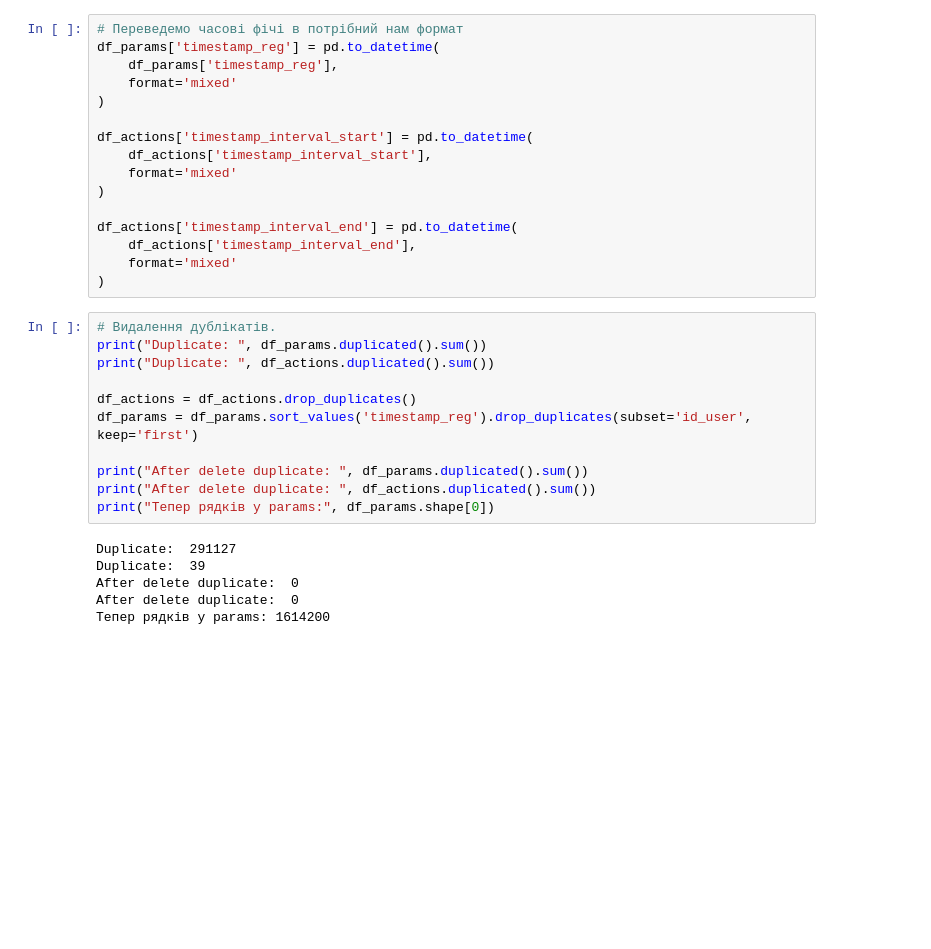
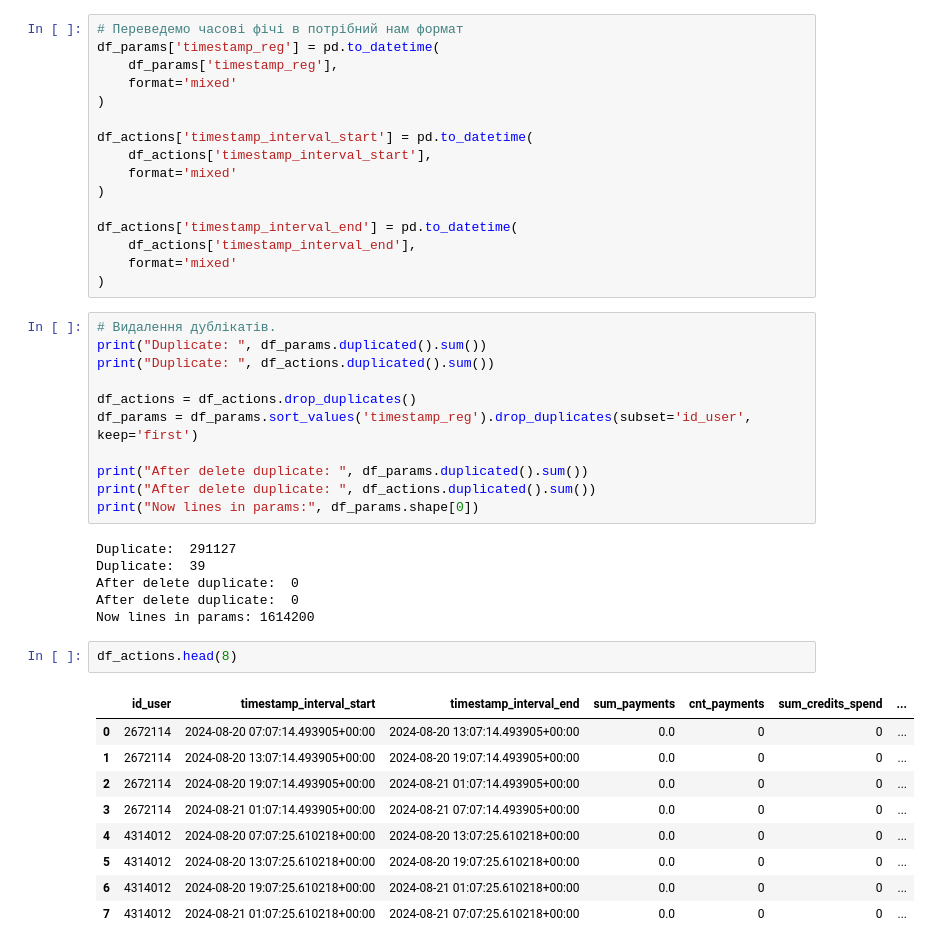
Before and after one commit to Chuchman-Dima/Revenue-Forecast-7d, a Jupyter notebook: src/ipynb/model.ipynb, the cells around one changed output. Cells and saved outputs as stored; diff of their text form; blank space fills up the shorter version.

```diff
--- a/src/ipynb/model.ipynb
+++ b/src/ipynb/model.ipynb
@@ -224,13 +224,25 @@ df_params = df_params.sort_values('timestamp_reg').drop_duplicates(subset='id_us
 
 print("After delete duplicate: ", df_params.duplicated().sum())
 print("After delete duplicate: ", df_actions.duplicated().sum())
-print("Тепер рядків у params:", df_params.shape[0])
+print("Now lines in params:", df_params.shape[0])
 # %% [output]
 Duplicate:  291127
 Duplicate:  39
 After delete duplicate:  0
 After delete duplicate:  0
-Тепер рядків у params: 1614200
+Now lines in params: 1614200
+# %%
+df_actions.head(8)
+# %% [output]
+|  | id_user | timestamp_interval_start | timestamp_interval_end | sum_payments | cnt_payments | sum_credits_spend | ... |
+| 0 | 2672114 | 2024-08-20 07:07:14.493905+00:00 | 2024-08-20 13:07:14.493905+00:00 | 0.0 | 0 | 0 | ... |
+| 1 | 2672114 | 2024-08-20 13:07:14.493905+00:00 | 2024-08-20 19:07:14.493905+00:00 | 0.0 | 0 | 0 | ... |
+| 2 | 2672114 | 2024-08-20 19:07:14.493905+00:00 | 2024-08-21 01:07:14.493905+00:00 | 0.0 | 0 | 0 | ... |
+| 3 | 2672114 | 2024-08-21 01:07:14.493905+00:00 | 2024-08-21 07:07:14.493905+00:00 | 0.0 | 0 | 0 | ... |
+| 4 | 4314012 | 2024-08-20 07:07:25.610218+00:00 | 2024-08-20 13:07:25.610218+00:00 | 0.0 | 0 | 0 | ... |
+| 5 | 4314012 | 2024-08-20 13:07:25.610218+00:00 | 2024-08-20 19:07:25.610218+00:00 | 0.0 | 0 | 0 | ... |
+| 6 | 4314012 | 2024-08-20 19:07:25.610218+00:00 | 2024-08-21 01:07:25.610218+00:00 | 0.0 | 0 | 0 | ... |
+| 7 | 4314012 | 2024-08-21 01:07:25.610218+00:00 | 2024-08-21 07:07:25.610218+00:00 | 0.0 | 0 | 0 | ... |
 # %%
 # Агрегуємо actions по юзеру
 # Кожен юзер має 4 інтервали (6-годинні) => агрегуємо суми та розраховуємо поведінкові фічі
```
Also changed, not shown: parts of 6 cells of this notebook.
